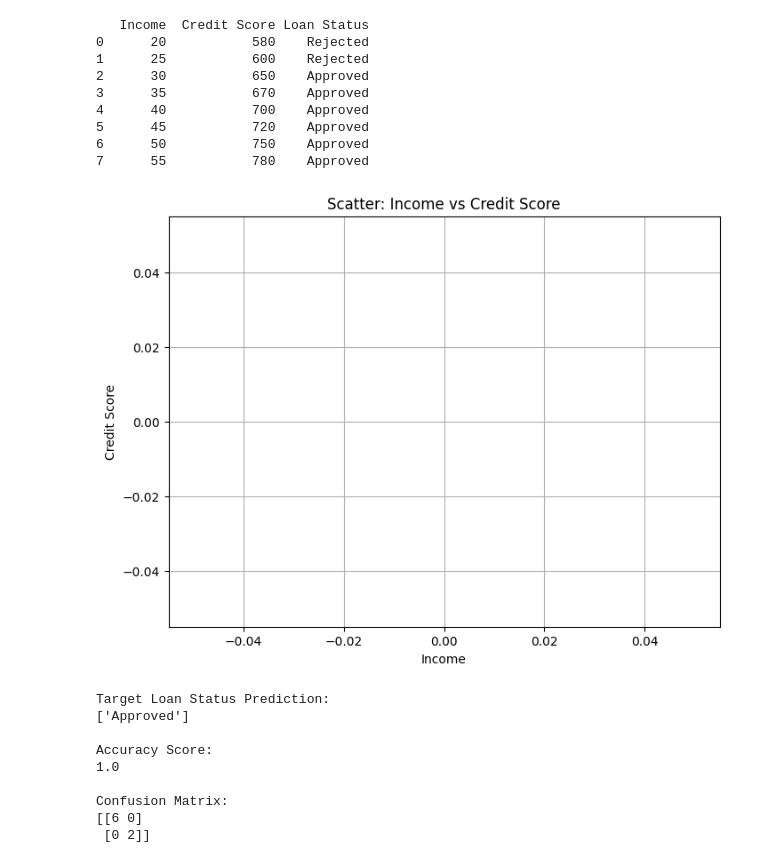
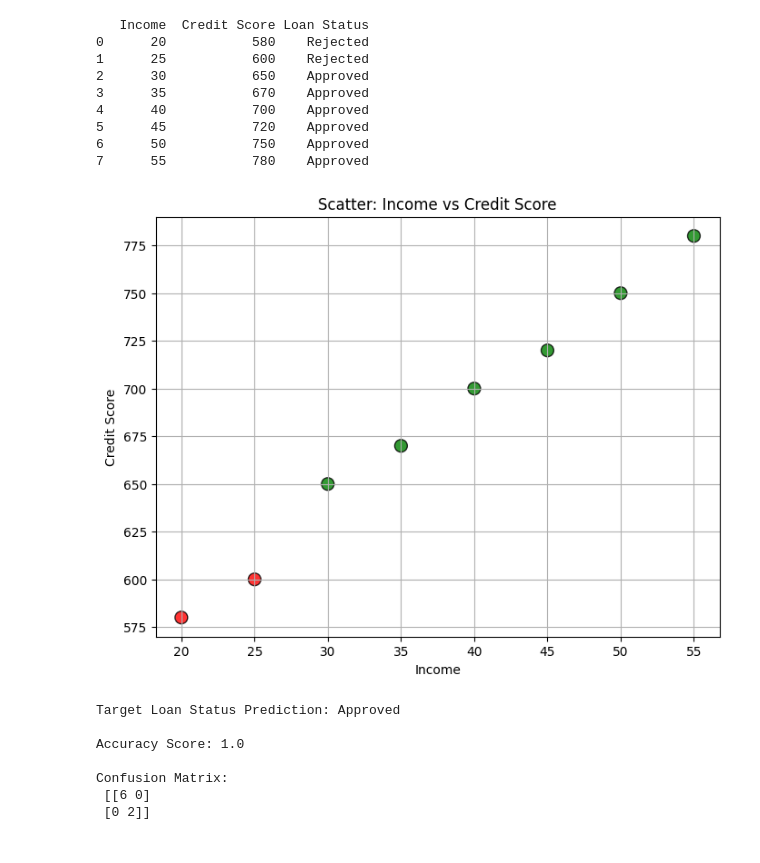
Before and after one commit to himabindusgs-svg/LinearRegression, a Jupyter notebook: DecisionTree_Example.ipynb, the cells around one changed output. Cells and saved outputs as stored; diff of their text form; code cells hidden in the pictures.

```diff
--- a/DecisionTree_Example.ipynb
+++ b/DecisionTree_Example.ipynb
@@ -3,69 +3,39 @@
 # %%
 # Scenario: Predicting Loan Approval Based on Applicant Profile
 # 🎯 Context
-# A bank wants to predict whether a loan application will be Approved or Rejected based on two key factors:
-# Applicant Income (₹ in thousands)
-# Credit Score
-# They believe applicants with higher income and better credit scores are more likely to get approved.
-
-# Income (₹k)ﾠCredit ScoreﾠLoan Status
-# 20ﾠ580ﾠRejected
-# 25ﾠ600ﾠRejected
-# 30ﾠ650ﾠApproved
-# 35ﾠ670ﾠApproved
-# 40ﾠ700ﾠApproved
-# 45ﾠ720ﾠApproved
-# 50ﾠ750ﾠApproved
-# 55ﾠ780ﾠApproved
-
-
-# Tasks for Students
-# Load the dataset into Python using pandas.
-# Train a Decision Tree Classifier using Income and Credit Score as features.
-# Predict whether a customer with ₹32k income and credit score 640 will be approved.
-# Visualize the decision tree to understand the rules.
-
+# A bank wants to predict whether a loan application will be Approved or Rejected
+# based on two key factors: Applicant Income (₹ in thousands) and Credit Score.
 
 import pandas as pd
 import matplotlib.pyplot as plt
 from sklearn.tree import DecisionTreeClassifier, plot_tree
 from sklearn.inspection import DecisionBoundaryDisplay
 from sklearn.metrics import accuracy_score, confusion_matrix
-from google.colab import files
-
 
 # STEP 2 — Load dataset
-# Replace the filename below with your uploaded file name if needed
-# data = pd.read_csv("customer.csv")
-
-# # STEP 3 — Display dataset
-# print("Dataset:\n")
-# print(data)
-
 df = {
     'Income': [20, 25, 30, 35, 40, 45, 50, 55],
     'Credit Score': [580, 600, 650, 670, 700, 720, 750, 780],
-    'Loan Status': ['Rejected', 'Rejected', 'Approved', 'Approved', 'Approved','Approved', 'Approved', 'Approved']
+    'Loan Status': ['Rejected', 'Rejected', 'Approved', 'Approved',
+                    'Approved','Approved', 'Approved', 'Approved']
 }
-
 data = pd.DataFrame(df)
-
 print(data)
 
 # STEP 4 — Scatter plot with color mapping
 plt.figure(figsize=(8, 6))
 
-income = data['Income']   # contains Yes/No
-color_map = {'Yes': 'green', 'No': 'red'}
+# Use Loan Status for coloring
+color_map = {'Approved': 'green', 'Rejected': 'red'}
 colors = data['Loan Status'].map(color_map)
-
 
 plt.scatter(
     data['Income'],
     data['Credit Score'],
     c=colors,
     s=100,
-    alpha=0.8
+    alpha=0.8,
+    edgecolor='black'
 )
 
 plt.xlabel('Income')
@@ -82,23 +52,18 @@ y = data['Loan Status']
 clf = DecisionTreeClassifier(random_state=42)
 clf.fit(X, y)
 
-# STEP 7 — Prediction
-predictions = clf.predict([[32, 640]])
+# STEP 7 — Prediction (fixed feature names warning)
+test_point = pd.DataFrame([[32, 640]], columns=['Income','Credit Score'])
+prediction = clf.predict(test_point)
+print("\nTarget Loan Status Prediction:", prediction[0])
 
-print("\nTarget Loan Status Prediction:")
-print(predictions)
 # STEP 8 — Evaluation
 y_pred = clf.predict(X)
-
-print("\nAccuracy Score:")
-print(accuracy_score(y, y_pred))
-
-print("\nConfusion Matrix:")
-print(confusion_matrix(y, y_pred))
+print("\nAccuracy Score:", accuracy_score(y, y_pred))
+print("\nConfusion Matrix:\n", confusion_matrix(y, y_pred))
 
 # STEP 9 — Visualize Decision Tree
 plt.figure(figsize=(10, 6))
-
 plot_tree(
     clf,
     feature_names=['Income', 'Credit Score'],
@@ -106,54 +71,48 @@ plot_tree(
     filled=True,
     rounded=True,
     fontsize=12
-
 )
-
 plt.title("Decision Tree")
 plt.show()
 
 # STEP 10 — Plot Decision Boundary
 fig, ax = plt.subplots(figsize=(8, 6))
-
 DecisionBoundaryDisplay.from_estimator(
     clf,
     X,
     cmap=plt.cm.RdYlBu,
     response_method="predict",
     ax=ax,
     xlabel="Income",
     ylabel="Credit Score"
 )
 
-# Original data points
+# Overlay original data points
 plt.scatter(
     data['Income'],
     data['Credit Score'],
     c=colors,
     edgecolor='black',
     s=100
 )
-
 plt.title("Decision Boundary")
 plt.show()
 # %% [output]
    Income  Credit Score Loan Status
 0      20           580    Rejected
 1      25           600    Rejected
 2      30           650    Approved
 3      35           670    Approved
 4      40           700    Approved
 5      45           720    Approved
 6      50           750    Approved
 7      55           780    Approved
-[figure, old version]
+[figure, new version]
-Target Loan Status Prediction:
-['Approved']
+Target Loan Status Prediction: Approved
 
-Accuracy Score:
-1.0
+Accuracy Score: 1.0
 
 Confusion Matrix:
-[[6 0]
+ [[6 0]
  [0 2]]
 [figure]
```
Also changed, not shown: parts of 1 cell of this notebook.
